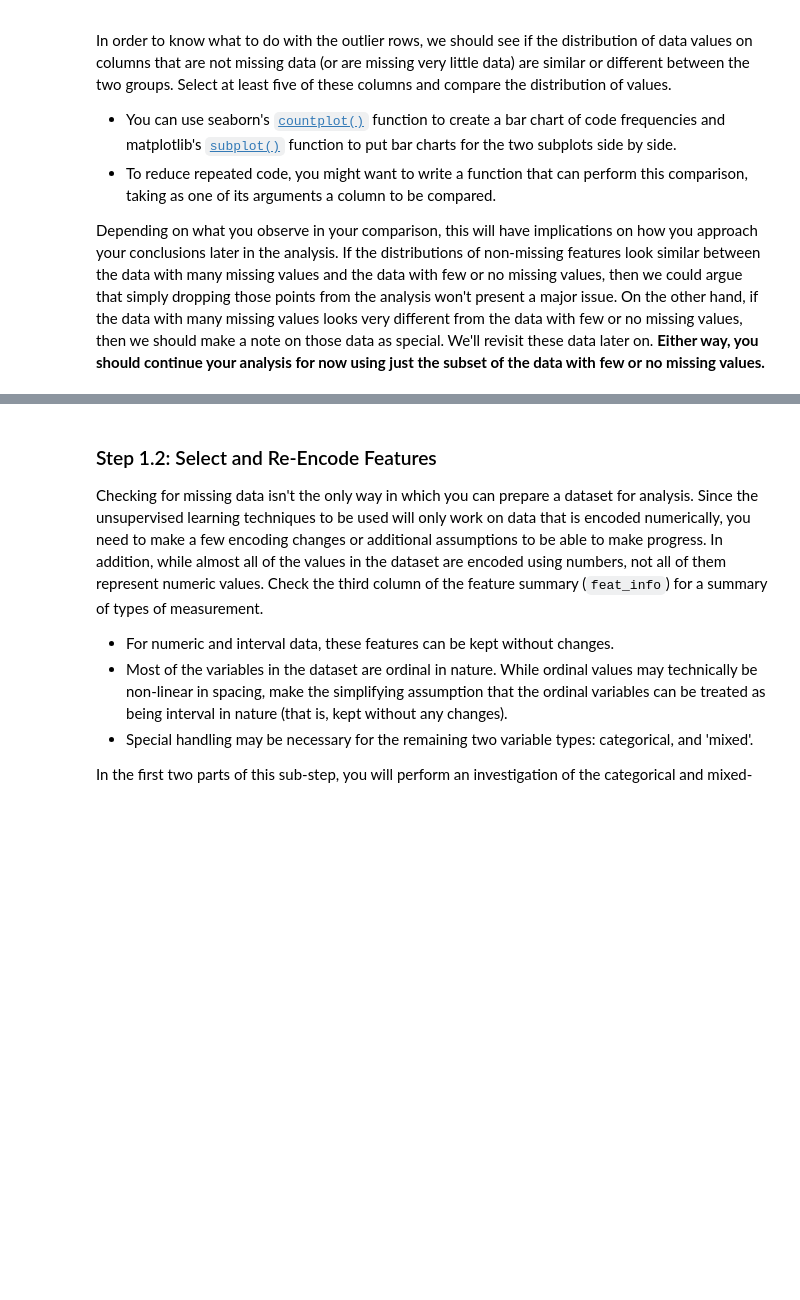
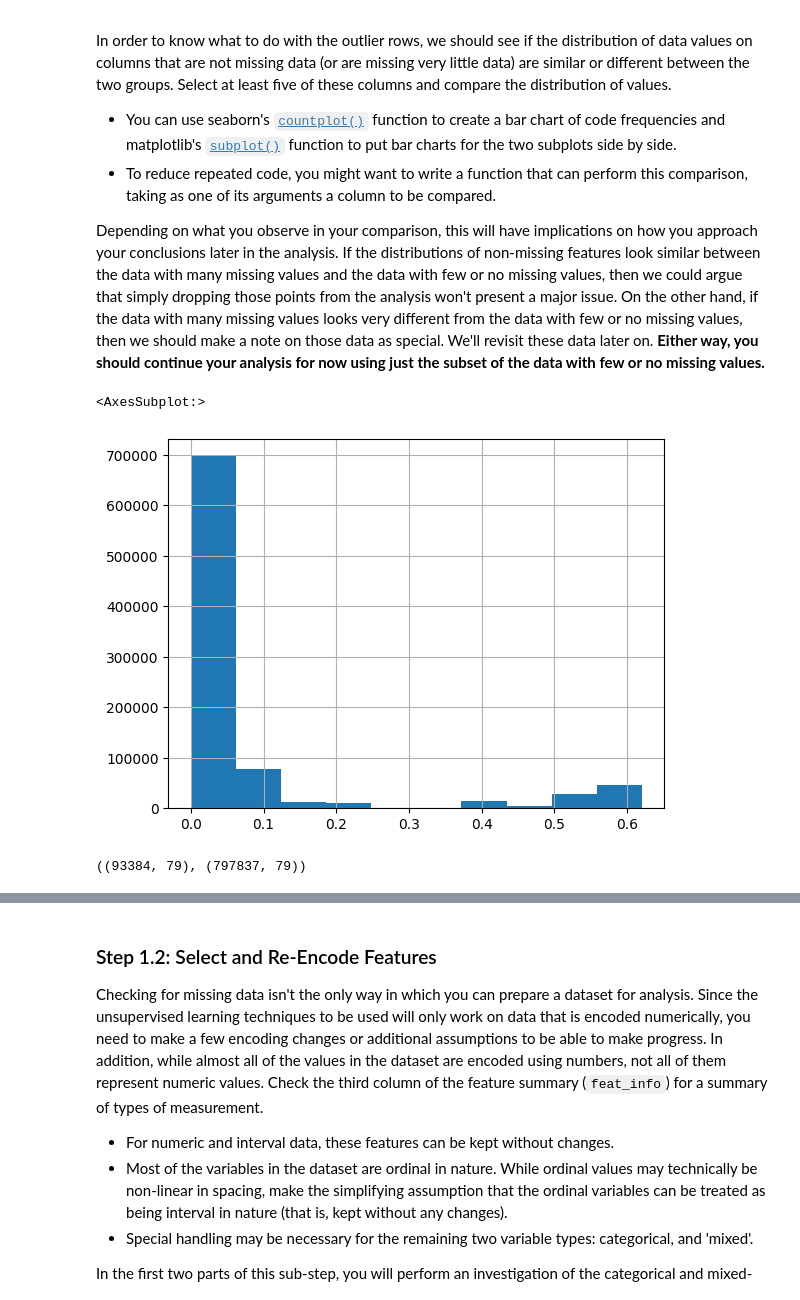
Before and after one commit to neverset123/Pytorch_ML_DL, a Jupyter notebook: Identify_customer_segments/Identify_Customer_Segments.ipynb, the cells around one changed output, grey strips where cells are left out. Saved outputs shown, nothing was run; the diff lists cells and outputs as text; code cells hidden in the pictures; blank space fills up the shorter version.

```diff
--- a/Identify_customer_segments/Identify_Customer_Segments.ipynb
+++ b/Identify_customer_segments/Identify_Customer_Segments.ipynb
@@ -154,4 +135,4 @@ def convert_str(s):
     if s_striped =="":
         return []
     else:
-        return list(map(int, s_striped.split(",")))
+        return s_striped.split(",")
@@ -163,4 +139,8 @@ convert_str(s_test)
 # %%
 # Identify missing or unknown data values and convert them to NaNs.
 df_feature_sum["missing_or_unknown_1"]=df_feature_sum["missing_or_unknown"].apply(lambda x: convert_str(x))
-df_feature_sum
+for column in df_demographic.columns:
+    temp_list = df_feature_sum.set_index("attribute").loc[column, "missing_or_unknown_1"]
+    temp_list = [int(x) if x.lstrip('+-').isnumeric() else x for x in temp_list]
+    # df_demographic[column] = df_demographic[column].replace(temp_list, [None]*len(temp_list))
+    df_demographic[column] = df_demographic[column].apply(lambda x: np.nan if x in temp_list else x)
@@ -214,0 +186,3 @@ For the remaining features, are there any patterns in which columns have, or sha
+# %%
+df_filter = df_demographic.isnull().sum()/df_demographic.shape[0]
+df_demographic.drop(df_filter[df_filter>=0.3].index, axis=1, inplace=True)
@@ -227,6 +203,21 @@ Depending on what you observe in your comparison, this will have implications on
+# %%
+# How much data is missing in each row of the dataset?
+# columns = df_demographic.shape[1]
+# df_rows_stats = df_demographic.apply(lambda x: x.isnull().value_counts()/columns, axis=1)[True].sort_values(ascending=False)
+# df_rows_stats.hist()
+df_rows_stats = (df_demographic.isnull().sum(axis=1)/df_demographic.shape[1]).sort_values(ascending=False)
+df_rows_stats.hist()
+# %% [output]
+<AxesSubplot:>
+[figure, added]
 # %%
 # Write code to divide the data into two subsets based on the number of missing
 # values in each row.
+df_demographic_lower = df_demographic.filter(items=df_rows_stats[df_rows_stats<0.3].index, axis=0)
+df_demographic_higher = df_demographic.filter(items=df_rows_stats[df_rows_stats>=0.3].index, axis=0)
+df_demographic_higher.shape, df_demographic_lower.shape
+# %% [output]
+((93384, 79), (797837, 79))
 # %%
 # Compare the distribution of values for at least five columns where there are
 # no or few missing values, between the two subsets.
```
Also changed, not shown: parts of 75 cells of this notebook, 16 other files.
